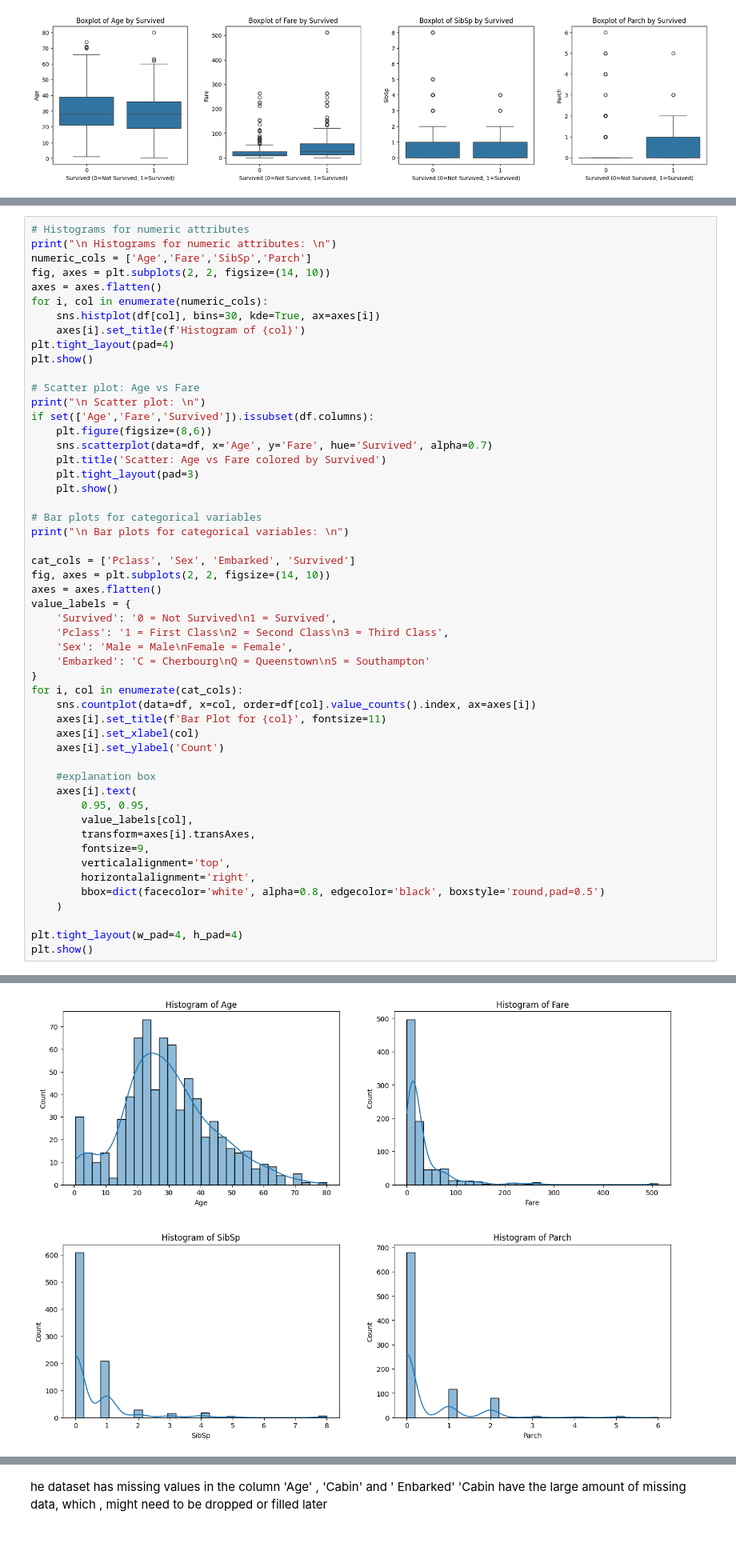
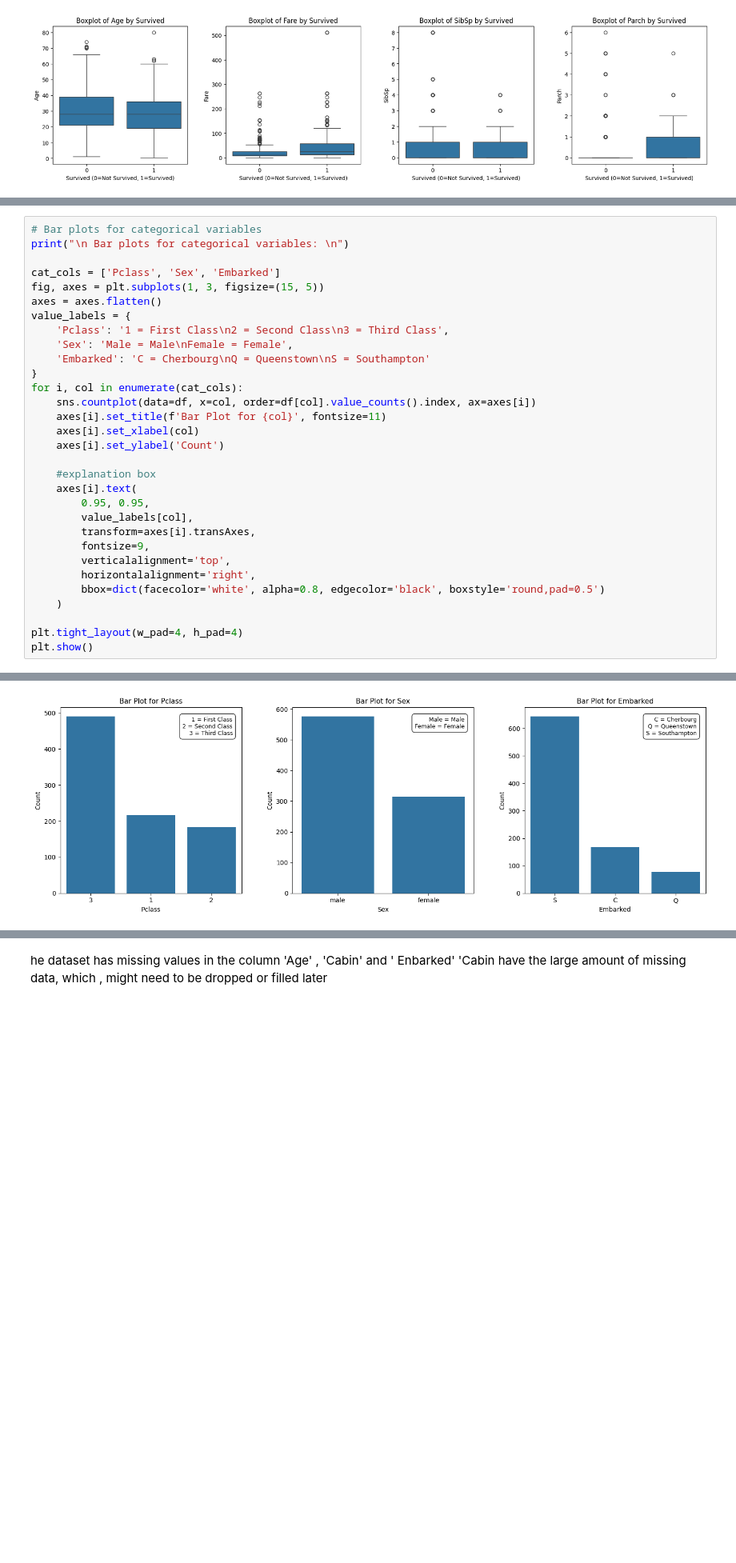
Before and after one commit to Leenasmk3/IT326-DataMining-Project, a Jupyter notebook: Phase2.ipynb, the cells around one changed output, grey strips where cells are left out. Shown at 80% size. Cells and saved outputs as stored; diff of their text form; blank space fills up the shorter version.

```diff
--- a/Phase2.ipynb
+++ b/Phase2.ipynb
@@ -142,32 +203,11 @@ plt.show()
 # %%
-# Histograms for numeric attributes
-print("\n Histograms for numeric attributes: \n")
-numeric_cols = ['Age','Fare','SibSp','Parch']
-fig, axes = plt.subplots(2, 2, figsize=(14, 10))
-axes = axes.flatten()
-for i, col in enumerate(numeric_cols):
-    sns.histplot(df[col], bins=30, kde=True, ax=axes[i])
-    axes[i].set_title(f'Histogram of {col}')
-plt.tight_layout(pad=4)
-plt.show()
-
-# Scatter plot: Age vs Fare
-print("\n Scatter plot: \n")
-if set(['Age','Fare','Survived']).issubset(df.columns):
-    plt.figure(figsize=(8,6))
-    sns.scatterplot(data=df, x='Age', y='Fare', hue='Survived', alpha=0.7)
-    plt.title('Scatter: Age vs Fare colored by Survived')
-    plt.tight_layout(pad=3)
-    plt.show()
-
 # Bar plots for categorical variables
 print("\n Bar plots for categorical variables: \n")
 
-cat_cols = ['Pclass', 'Sex', 'Embarked', 'Survived']
-fig, axes = plt.subplots(2, 2, figsize=(14, 10))
+cat_cols = ['Pclass', 'Sex', 'Embarked']
+fig, axes = plt.subplots(1, 3, figsize=(15, 5))
 axes = axes.flatten()
 value_labels = {
-    'Survived': '0 = Not Survived\n1 = Survived',
     'Pclass': '1 = First Class\n2 = Second Class\n3 = Third Class',
     'Sex': 'Male = Male\nFemale = Female',
     'Embarked': 'C = Cherbourg\nQ = Queenstown\nS = Southampton'
@@ -196 +236 @@ plt.show()
-[figure, old version]
+[figure, new version]
```
Also changed, not shown: parts of 16 cells of this notebook.
